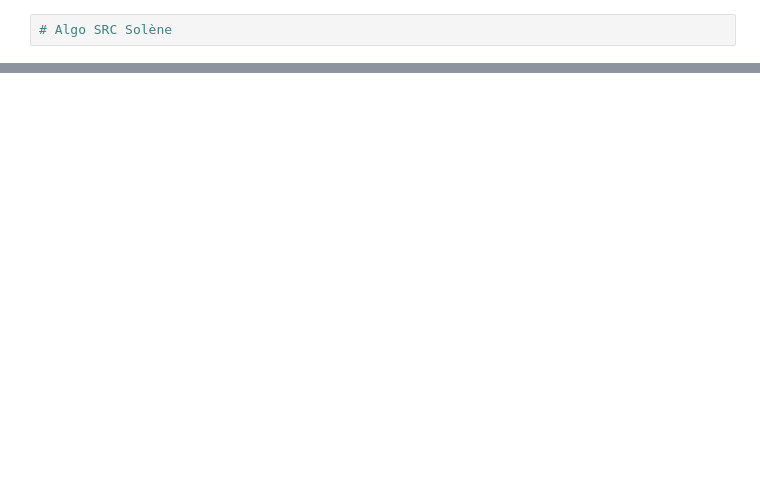
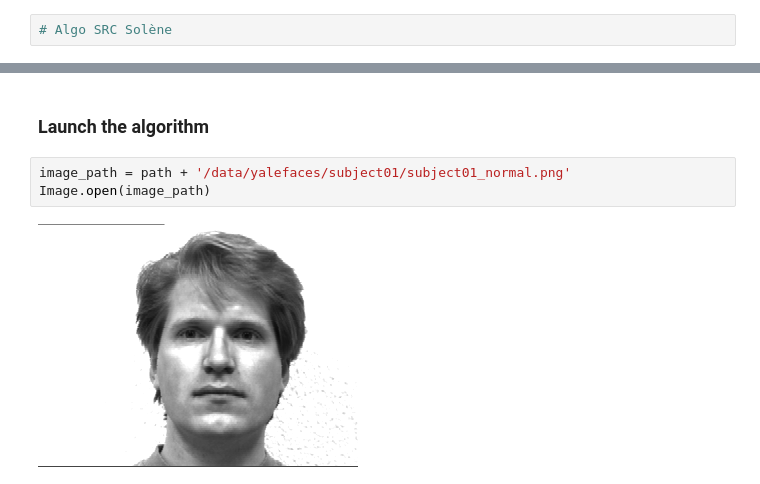
Before and after one commit to choslo/face_recognition, a Jupyter notebook: Face_Recognition.ipynb, the cells around one changed output, grey strips where cells are left out. Cells and saved outputs as stored; diff of their text form; blank space fills up the shorter version.

```diff
--- a/Face_Recognition.ipynb
+++ b/Face_Recognition.ipynb
@@ -204,0 +844,7 @@ numpy.ndarray
+# %% [markdown]
+### Launch the algorithm
+# %%
+image_path = path + '/data/yalefaces/subject01/subject01_normal.png'
+Image.open(image_path)
+# %% [output]
+[figure, added]
```
Also changed, not shown: parts of 70 cells of this notebook, 4 other files.
